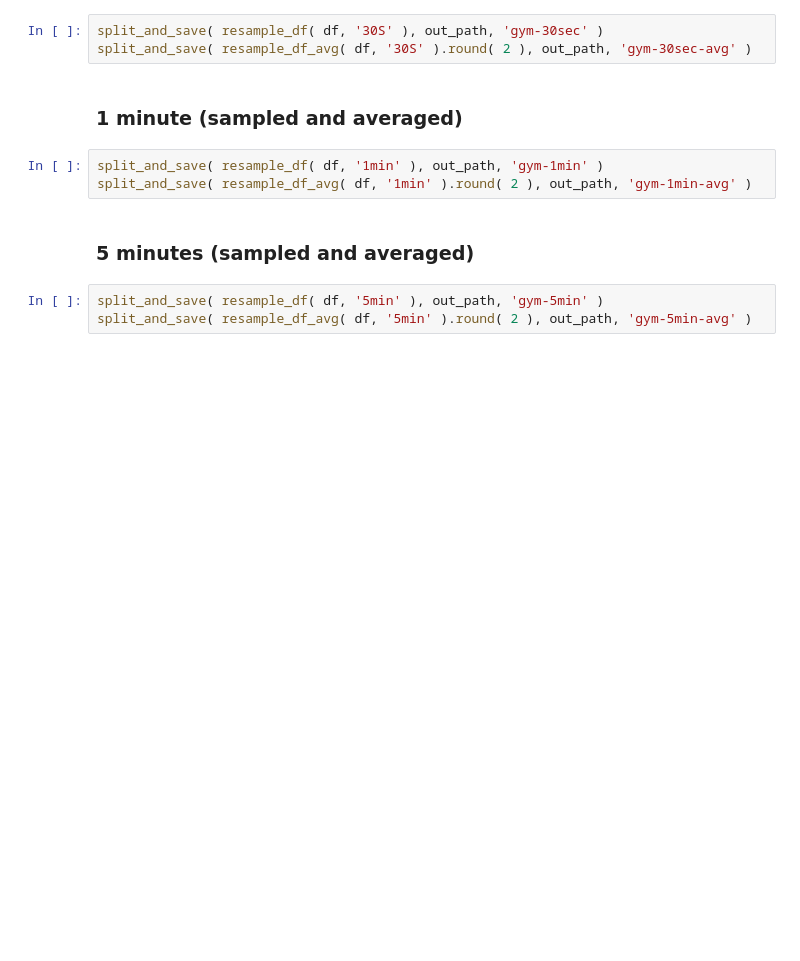
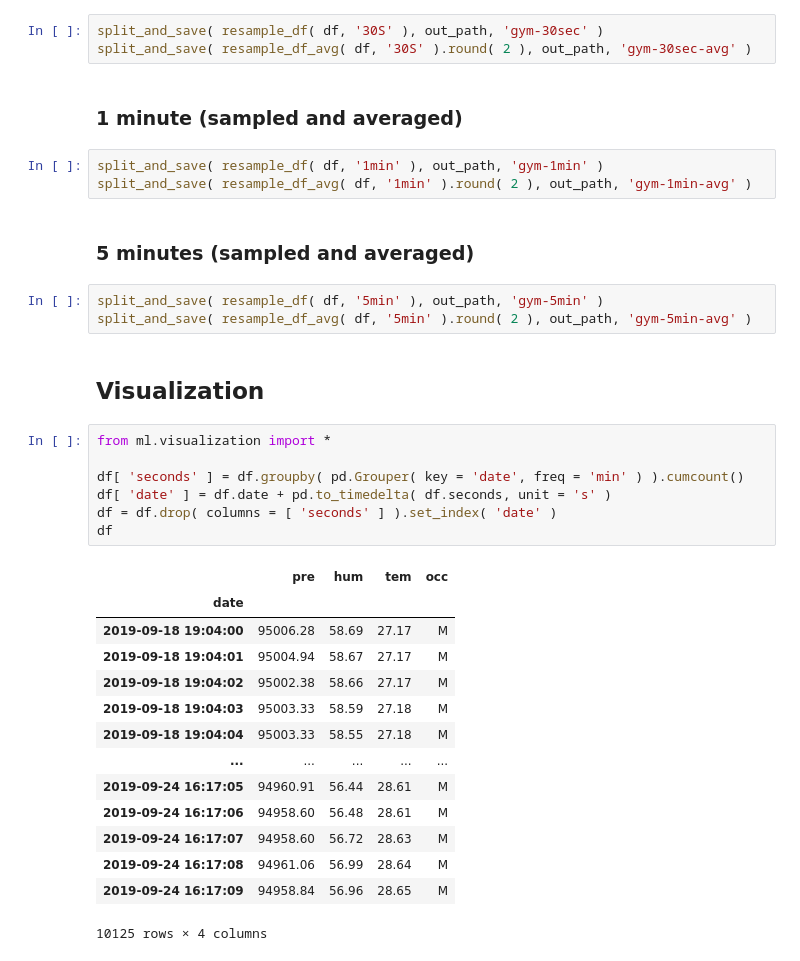
Before and after one commit to AndreeVela/occupancy_detection, a Jupyter notebook: notebooks/resolution_selection/gym-resolution-preparation.ipynb, the cells around one changed output. Cells and saved outputs as stored; diff of their text form; blank space fills up the shorter version.

```diff
--- a/notebooks/resolution_selection/gym-resolution-preparation.ipynb
+++ b/notebooks/resolution_selection/gym-resolution-preparation.ipynb
@@ -90,3 +90,27 @@ split_and_save( resample_df_avg( df, '1min' ).round( 2 ), out_path, 'gym-1min-av
 # %%
 split_and_save( resample_df( df, '5min' ), out_path, 'gym-5min' )
 split_and_save( resample_df_avg( df, '5min' ).round( 2 ), out_path, 'gym-5min-avg' )
+# %% [markdown]
+## Visualization
+# %%
+from ml.visualization import *
+
+df[ 'seconds' ] = df.groupby( pd.Grouper( key = 'date', freq = 'min' ) ).cumcount()
+df[ 'date' ] = df.date + pd.to_timedelta( df.seconds, unit = 's' )
+df = df.drop( columns = [ 'seconds' ] ).set_index( 'date' )
+df
+# %% [output]
+|  | pre | hum | tem | occ |
+| date |  |  |  |  |
+| 2019-09-18 19:04:00 | 95006.28 | 58.69 | 27.17 | M |
+| 2019-09-18 19:04:01 | 95004.94 | 58.67 | 27.17 | M |
+| 2019-09-18 19:04:02 | 95002.38 | 58.66 | 27.17 | M |
+| 2019-09-18 19:04:03 | 95003.33 | 58.59 | 27.18 | M |
+| 2019-09-18 19:04:04 | 95003.33 | 58.55 | 27.18 | M |
+| ... | ... | ... | ... | ... |
+| 2019-09-24 16:17:05 | 94960.91 | 56.44 | 28.61 | M |
+| 2019-09-24 16:17:06 | 94958.60 | 56.48 | 28.61 | M |
+| 2019-09-24 16:17:07 | 94958.60 | 56.72 | 28.63 | M |
+| 2019-09-24 16:17:08 | 94961.06 | 56.99 | 28.64 | M |
+| 2019-09-24 16:17:09 | 94958.84 | 56.96 | 28.65 | M |
+10125 rows × 4 columns
```
Also changed, not shown: parts of 7 cells of this notebook, 13 other files.
